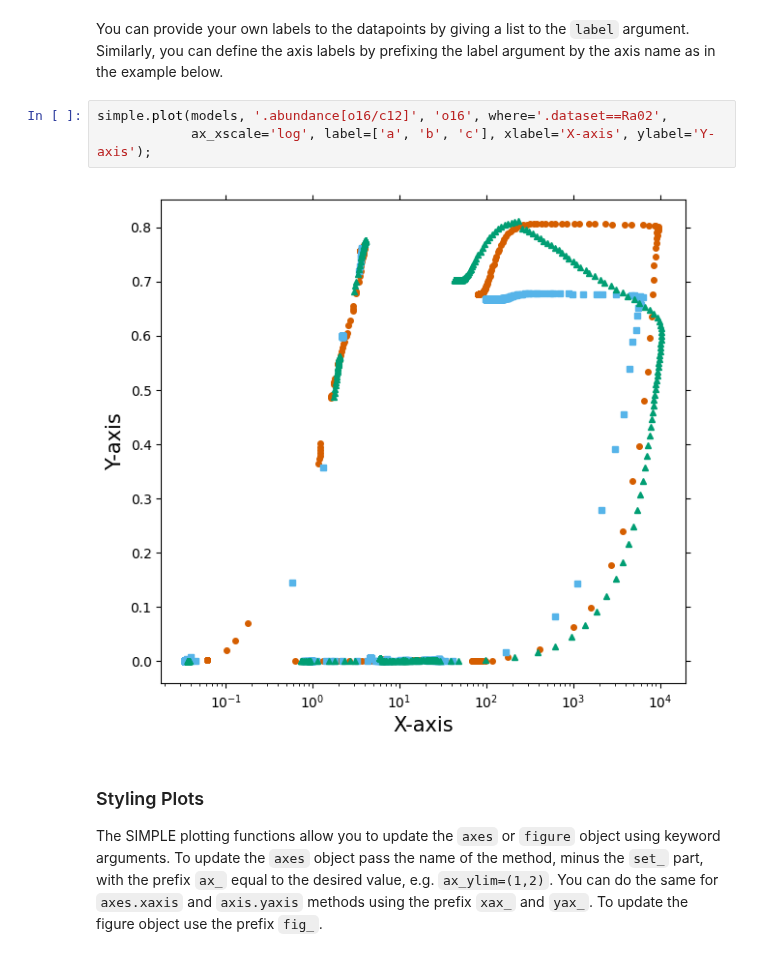
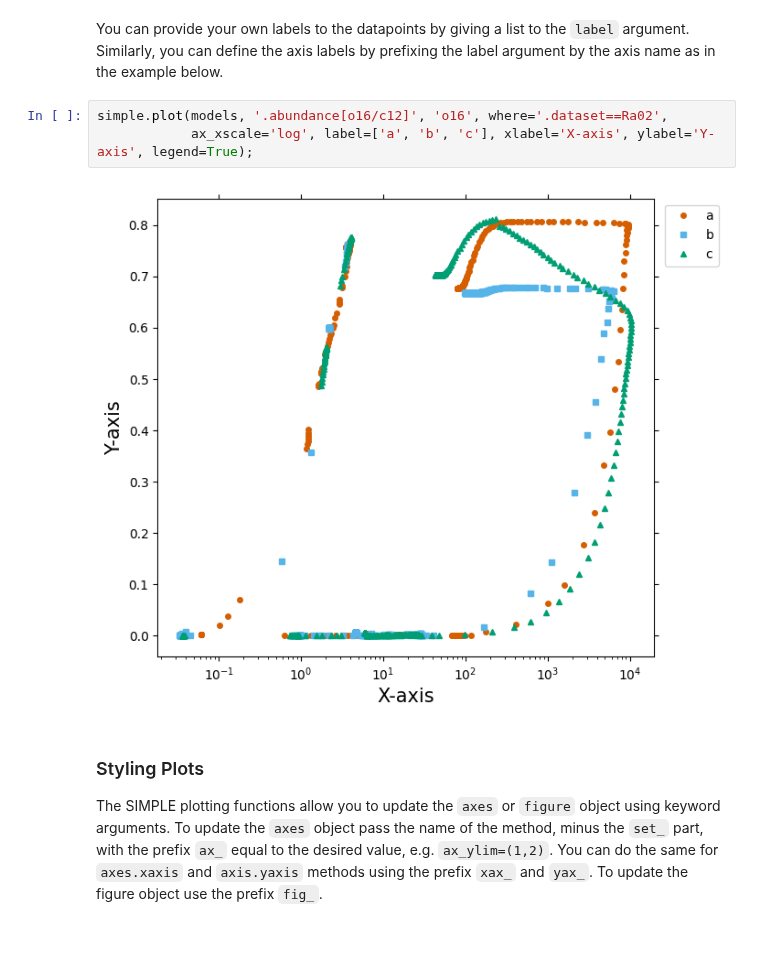
Before and after one commit to mattias-ek/SIMPLE, a Jupyter notebook: notebooks/ccsne_tutorial3.ipynb, the cells around one changed output. Saved outputs shown, nothing was run; the diff lists cells and outputs as text.

```diff
--- a/notebooks/ccsne_tutorial3.ipynb
+++ b/notebooks/ccsne_tutorial3.ipynb
@@ -123,9 +125,9 @@ simple.plot(models, '.abundance[o16/c12]', 'o16', where='.dataset==Ra02',
 You can provide your own labels to the datapoints by giving a list to the ``label`` argument. Similarly, you can define the axis labels by prefixing the label argument by the axis name as in the example below.
 # %%
 simple.plot(models, '.abundance[o16/c12]', 'o16', where='.dataset==Ra02',
-            ax_xscale='log', label=['a', 'b', 'c'], xlabel='X-axis', ylabel='Y-axis');
+            ax_xscale='log', label=['a', 'b', 'c'], xlabel='X-axis', ylabel='Y-axis', legend=True);
 # %% [output]
-[figure, old version]
+[figure, new version]
 # %% [markdown]
 ### Styling Plots
 The SIMPLE plotting functions allow you to update the ``axes`` or ``figure`` object using keyword arguments. To update the ``axes`` object pass the name of the method, minus the ``set_`` part, with the prefix ``ax_`` equal to the desired value, e.g. ``ax_ylim=(1,2)``. You can do the same for ``axes.xaxis`` and ``axis.yaxis`` methods using the prefix ``xax_`` and ``yax_``. To update the figure object use the prefix ``fig_``.
```
Also changed, not shown: parts of 13 cells of this notebook, 7 other files.
